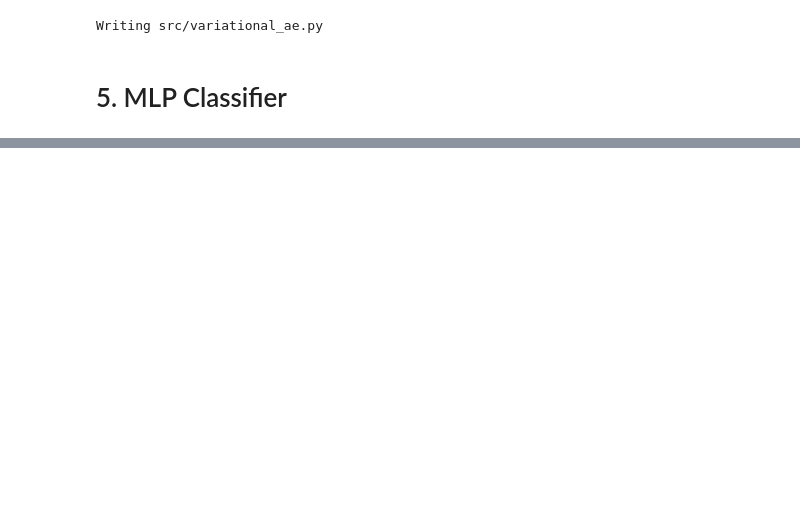
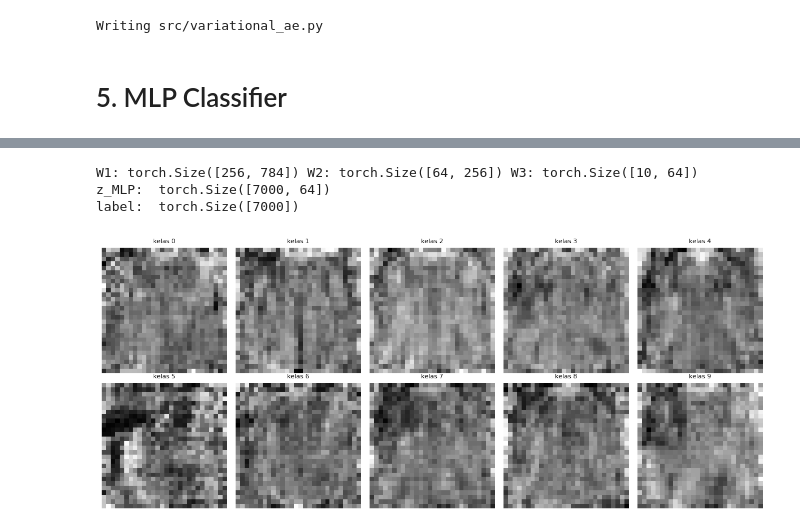
Before and after one commit to KenNicholas/komparatif-genai, a Jupyter notebook: komparatif_genai.ipynb, the cells around one changed output, grey strips where cells are left out. Saved outputs shown, nothing was run; the diff lists cells and outputs as text; code cells hidden in the pictures; blank space fills up the shorter version.

Commit message:
Fase 5: Pembuktian Ketidakmampuan Bobot dan Latent Features MLP Classifier untuk Image Generation

```diff
--- a/komparatif_genai.ipynb
+++ b/komparatif_genai.ipynb
@@ -1039,0 +1151,54 @@ Writing src/variational_ae.py
+# %%
+# simpan bobot w1,w2,w3 dan ambil z_mlp dari set test
+import numpy as np
+
+W1 = model_mlp.features[0].weight.detach().clone()
+W2 = model_mlp.features[2].weight.detach().clone()
+W3 = model_mlp.classifier.weight.detach().clone()
+print('W1:', W1.shape, 'W2:', W2.shape, 'W3:', W3.shape)
+
+model_mlp.eval()
+z_list = []
+y_list = []
+x_list = []
+with torch.no_grad():
+    for images, labels in test:
+        images = images.to(device)
+        _, z = model_mlp(images)
+        z_list.append(z.cpu())
+        y_list.append(labels)
+        x_list.append(images.cpu())
+z_MLP = torch.cat(z_list, dim=0)
+y_MLP = torch.cat(y_list, dim=0)
+x_MLP = torch.cat(x_list, dim=0)
+print('z_MLP: ', z_MLP.shape)
+print('label: ', y_MLP.shape)
+# %% [output]
+W1: torch.Size([256, 784]) W2: torch.Size([64, 256]) W3: torch.Size([10, 64])
+z_MLP:  torch.Size([7000, 64])
+label:  torch.Size([7000])
+# %%
+# Tahap 2: proyeksi balik dari vektor one-hot kelas target
+# Tahap 2: z_hat = ReLu(w3^T y_c), dilanjut h1_hat = ReLu(w2^T z_hat), hingga x_hat = Sigmoid(w1^T h1_hat)
+import matplotlib.pyplot as plt
+
+def proyeksi_kelas(y_c):
+    z_hat = F.relu(W3.T @ y_c)
+    h_hat = F.relu(W2.T @ z_hat)
+    x_hat = torch.sigmoid(W1.T @ h_hat)
+    return x_hat.reshape(28, 28)
+
+fig, ax = plt.subplots(2, 5, figsize=(12, 5))
+hasil_tahap2 = []
+for kelas in range(10):
+    y_c = torch.zeros(10, device=device)
+    y_c[kelas] = 1.0
+    x_hat = proyeksi_kelas(y_c)
+    hasil_tahap2.append(x_hat)
+    ax[kelas // 5, kelas % 5].imshow(x_hat.cpu(), cmap='gray')
+    ax[kelas // 5, kelas % 5].set_title(f'kelas {kelas}', fontsize=8)
+    ax[kelas // 5, kelas % 5].axis('off')
+plt.tight_layout()
+plt.show()
+# %% [output]
+[figure, added]
```
Also changed, not shown: parts of 22 cells of this notebook.
